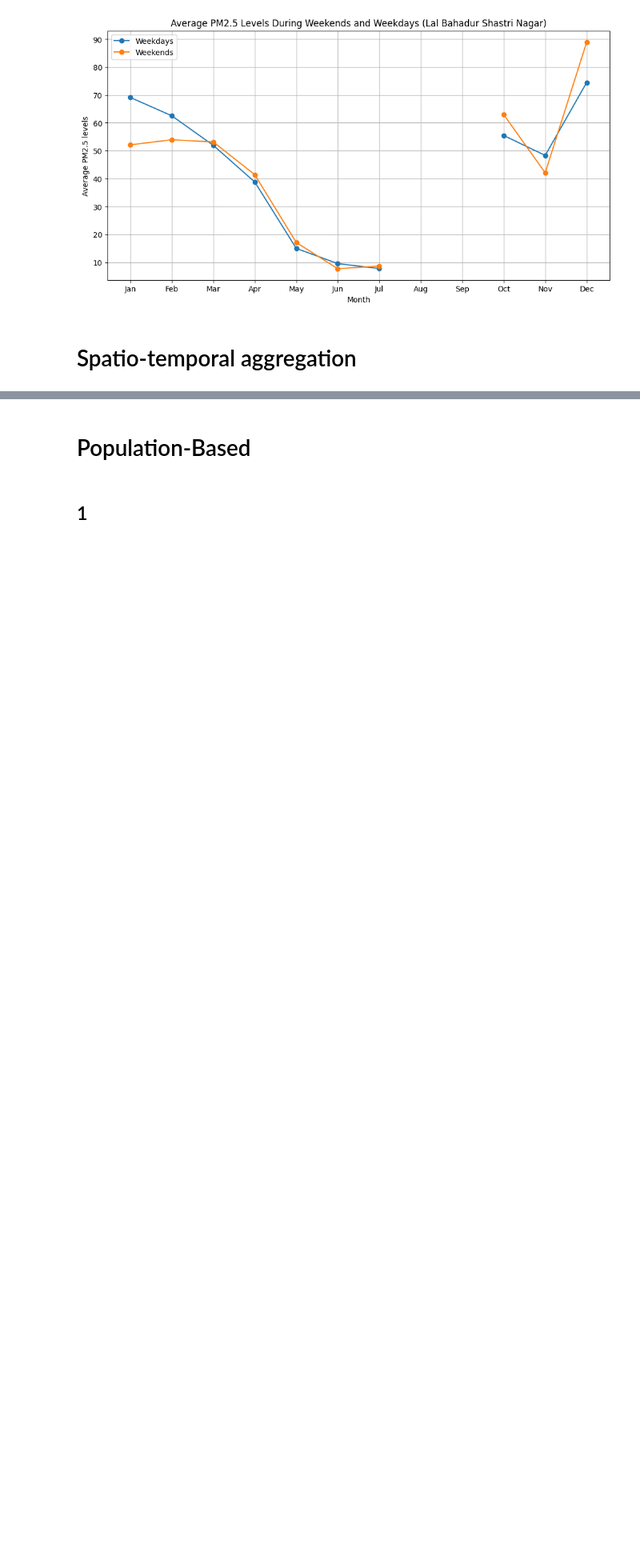
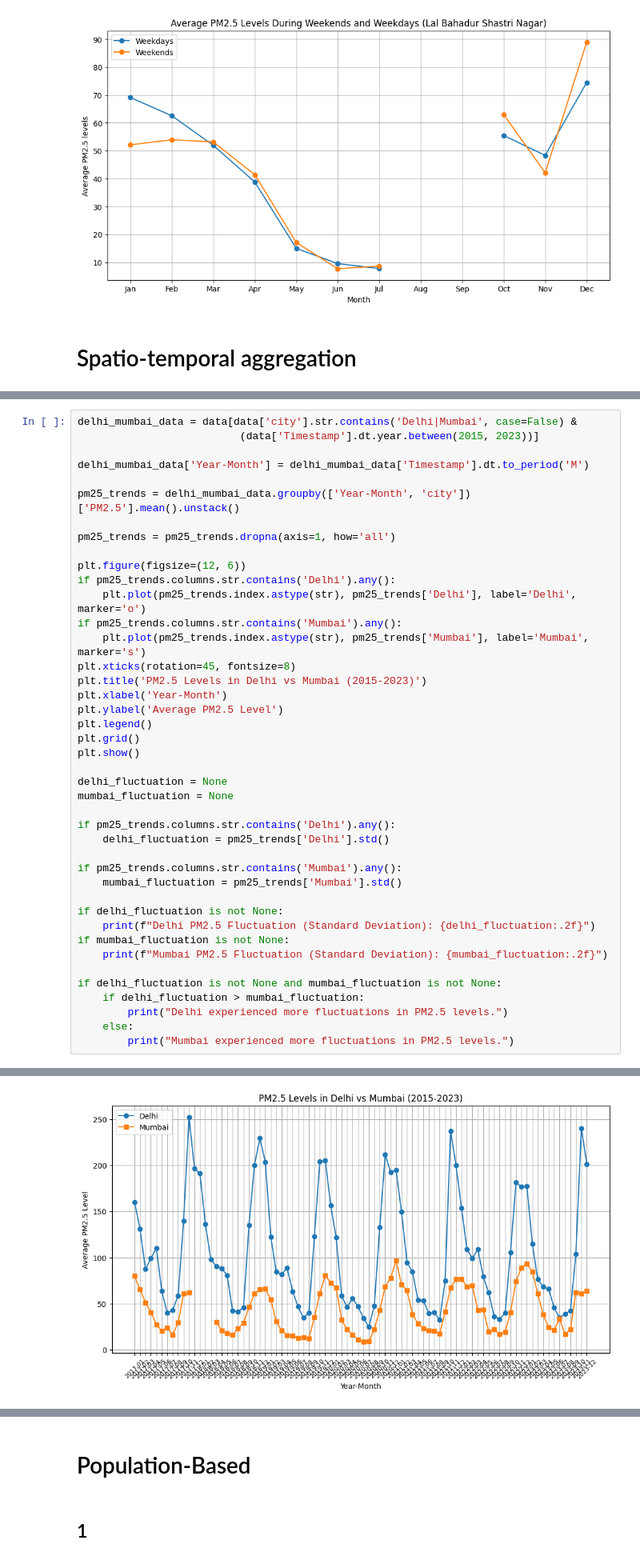
Before and after one commit to advait87/PSDV-pollution-assignment, a Jupyter notebook: assignment.ipynb, the cells around one changed output, grey strips where cells are left out. Shown at 80% size. Drawn from its saved outputs; the diff is of its cells as text; blank space fills up the shorter version.

```diff
--- a/assignment.ipynb
+++ b/assignment.ipynb
@@ -156,0 +248,43 @@ plt.show()
+# %%
+delhi_mumbai_data = data[data['city'].str.contains('Delhi|Mumbai', case=False) &
+                          (data['Timestamp'].dt.year.between(2015, 2023))]
+
+delhi_mumbai_data['Year-Month'] = delhi_mumbai_data['Timestamp'].dt.to_period('M')
+
+pm25_trends = delhi_mumbai_data.groupby(['Year-Month', 'city'])['PM2.5'].mean().unstack()
+
+pm25_trends = pm25_trends.dropna(axis=1, how='all')
+
+plt.figure(figsize=(12, 6))
+if pm25_trends.columns.str.contains('Delhi').any():
+    plt.plot(pm25_trends.index.astype(str), pm25_trends['Delhi'], label='Delhi', marker='o')
+if pm25_trends.columns.str.contains('Mumbai').any():
+    plt.plot(pm25_trends.index.astype(str), pm25_trends['Mumbai'], label='Mumbai', marker='s')
+plt.xticks(rotation=45, fontsize=8)
+plt.title('PM2.5 Levels in Delhi vs Mumbai (2015-2023)')
+plt.xlabel('Year-Month')
+plt.ylabel('Average PM2.5 Level')
+plt.legend()
+plt.grid()
+plt.show()
+
+delhi_fluctuation = None
+mumbai_fluctuation = None
+
+if pm25_trends.columns.str.contains('Delhi').any():
+    delhi_fluctuation = pm25_trends['Delhi'].std()
+
+if pm25_trends.columns.str.contains('Mumbai').any():
+    mumbai_fluctuation = pm25_trends['Mumbai'].std()
+
+if delhi_fluctuation is not None:
+    print(f"Delhi PM2.5 Fluctuation (Standard Deviation): {delhi_fluctuation:.2f}")
+if mumbai_fluctuation is not None:
+    print(f"Mumbai PM2.5 Fluctuation (Standard Deviation): {mumbai_fluctuation:.2f}")
+
+if delhi_fluctuation is not None and mumbai_fluctuation is not None:
+    if delhi_fluctuation > mumbai_fluctuation:
+        print("Delhi experienced more fluctuations in PM2.5 levels.")
+    else:
+        print("Mumbai experienced more fluctuations in PM2.5 levels.")
+# %% [output]
@@ -156,0 +296 @@ plt.show()
+[figure, added]
```
Also changed, not shown: parts of 6 cells of this notebook.
